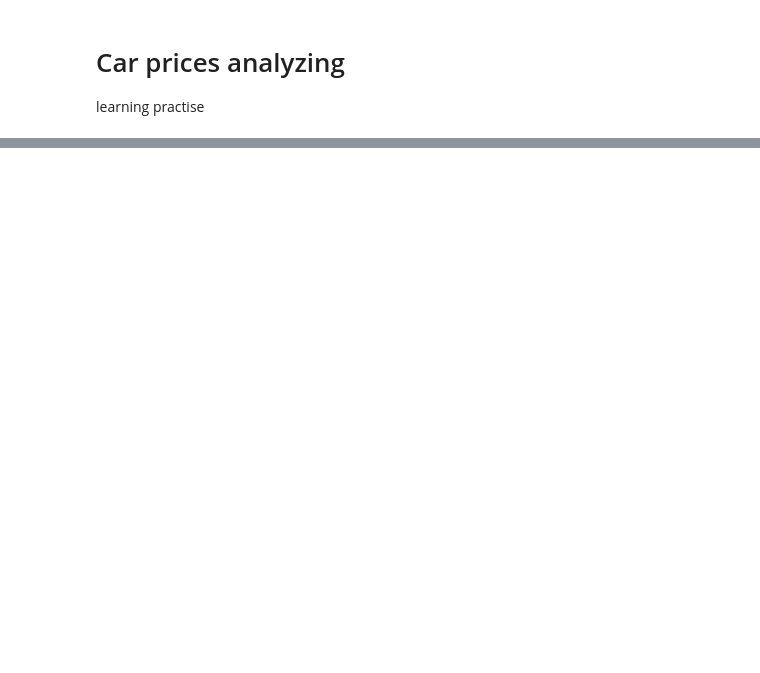
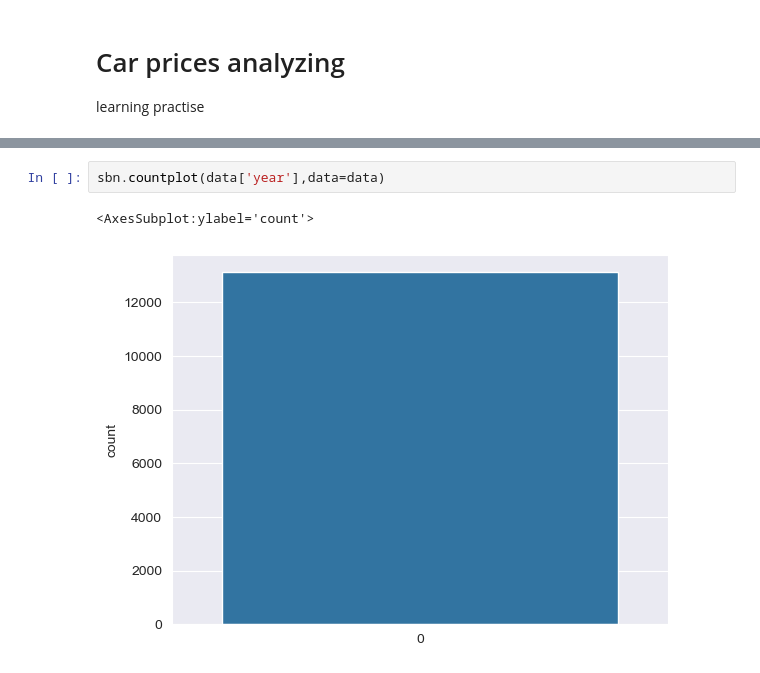
Before and after one commit to Furk4nBulut/Veri-Bilimi-ve-Makine-ogrenmesi, a Jupyter notebook: Tensorflow.ipynb, the cells around one changed output, grey strips where cells are left out. Saved outputs shown, nothing was run; the diff lists cells and outputs as text; blank space fills up the shorter version.

```diff
--- a/Tensorflow.ipynb
+++ b/Tensorflow.ipynb
@@ -341,0 +409,5 @@ learning practise
+# %%
+sbn.countplot(data['year'],data=data)
+# %% [output]
+<AxesSubplot:ylabel='count'>
+[figure, added]
```
Also changed, not shown: parts of 122 cells of this notebook, 3 other files.
